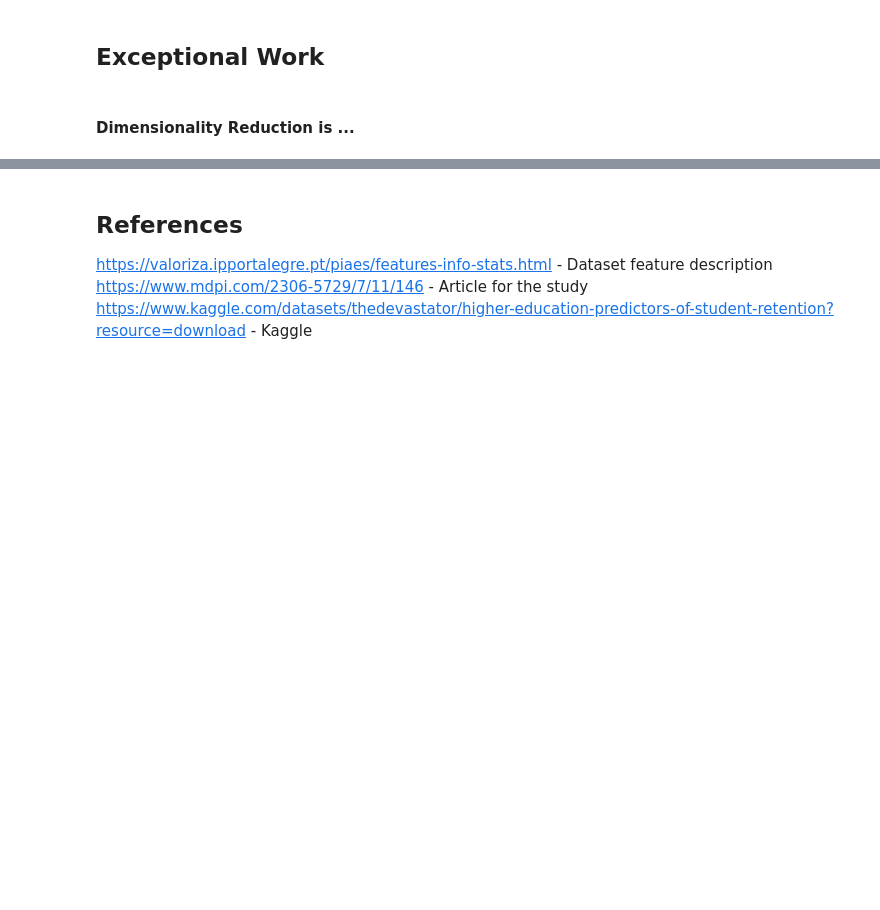
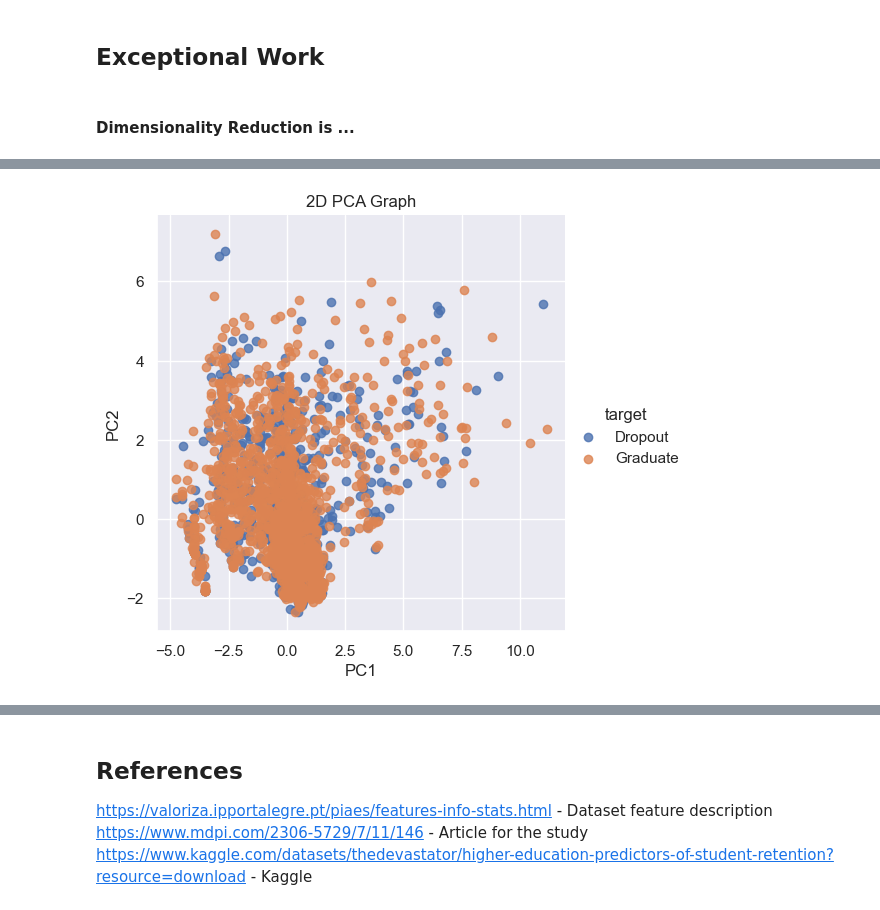
Before and after one commit to drodrigues01/Lab-One-Exploring-Table-Data, a Jupyter notebook: Lab One: Exploring Table Data.ipynb, the cells around one changed output, grey strips where cells are left out. Cells and saved outputs as stored; diff of their text form; code cells hidden in the pictures; blank space fills up the shorter version.

```diff
--- a/Lab One: Exploring Table Data.ipynb
+++ b/Lab One: Exploring Table Data.ipynb
@@ -386,0 +400,30 @@ Curricular units (without evaluations)  0.003951  0.002502
+# %%
+import matplotlib.pyplot as plt
+import seaborn as sns
+
+pca = PCA(n_components=2)
+
+# Fit and transform data
+pca_features = pca.fit_transform(data_scaled)
+
+# Create dataframe
+pca_df = pd.DataFrame(
+    data=pca_features,
+    columns=['PC1', 'PC2'])
+
+pca_df['target'] = data['Target']
+sns.set()
+
+sns.lmplot(
+    x='PC1',
+    y='PC2',
+    data=pca_df,
+    hue='target',
+    fit_reg=False,
+    legend=True
+    )
+
+plt.title('2D PCA Graph')
+plt.show()
+# %% [output]
+[figure, added]
```
Also changed, not shown: parts of 10 cells of this notebook.
